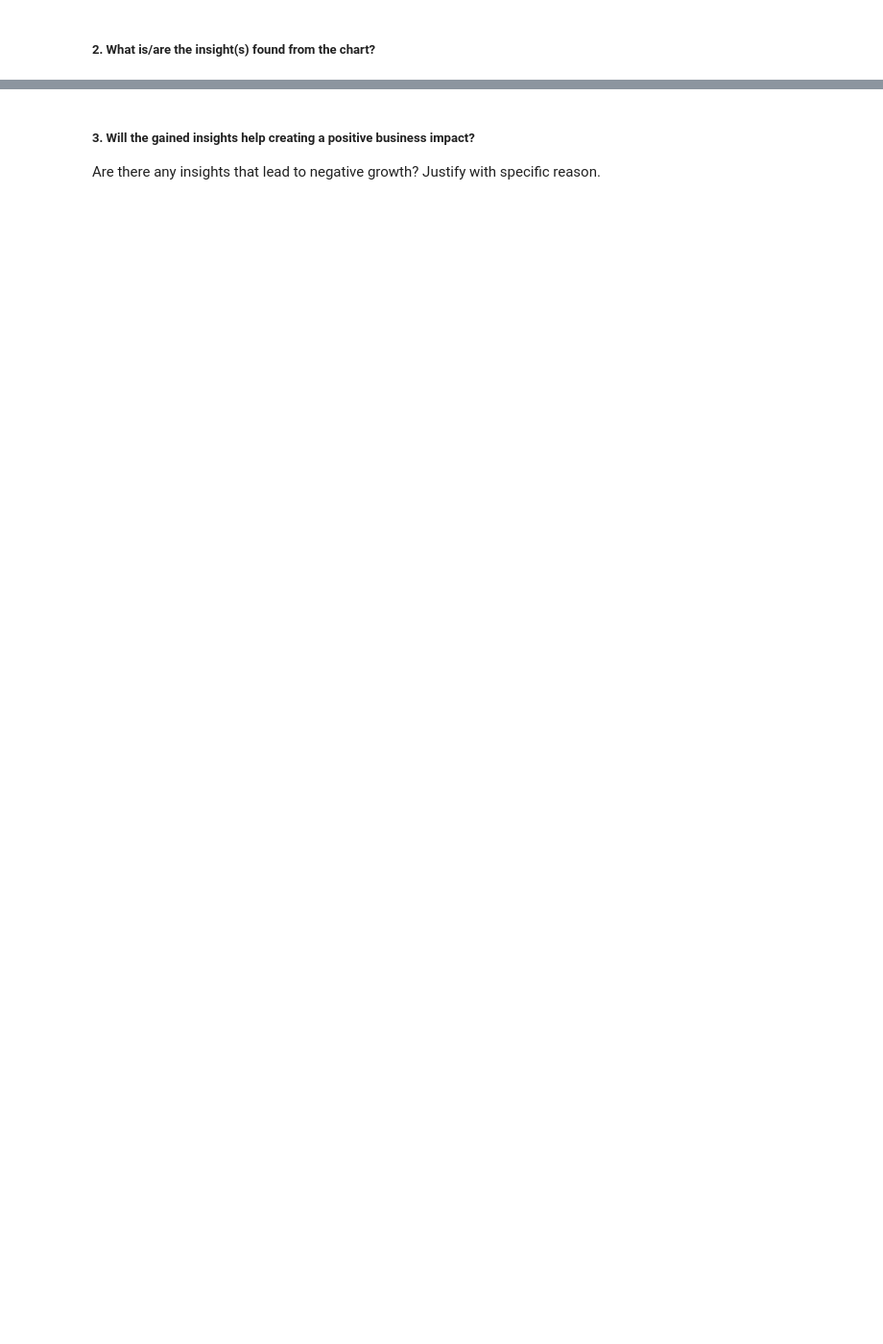
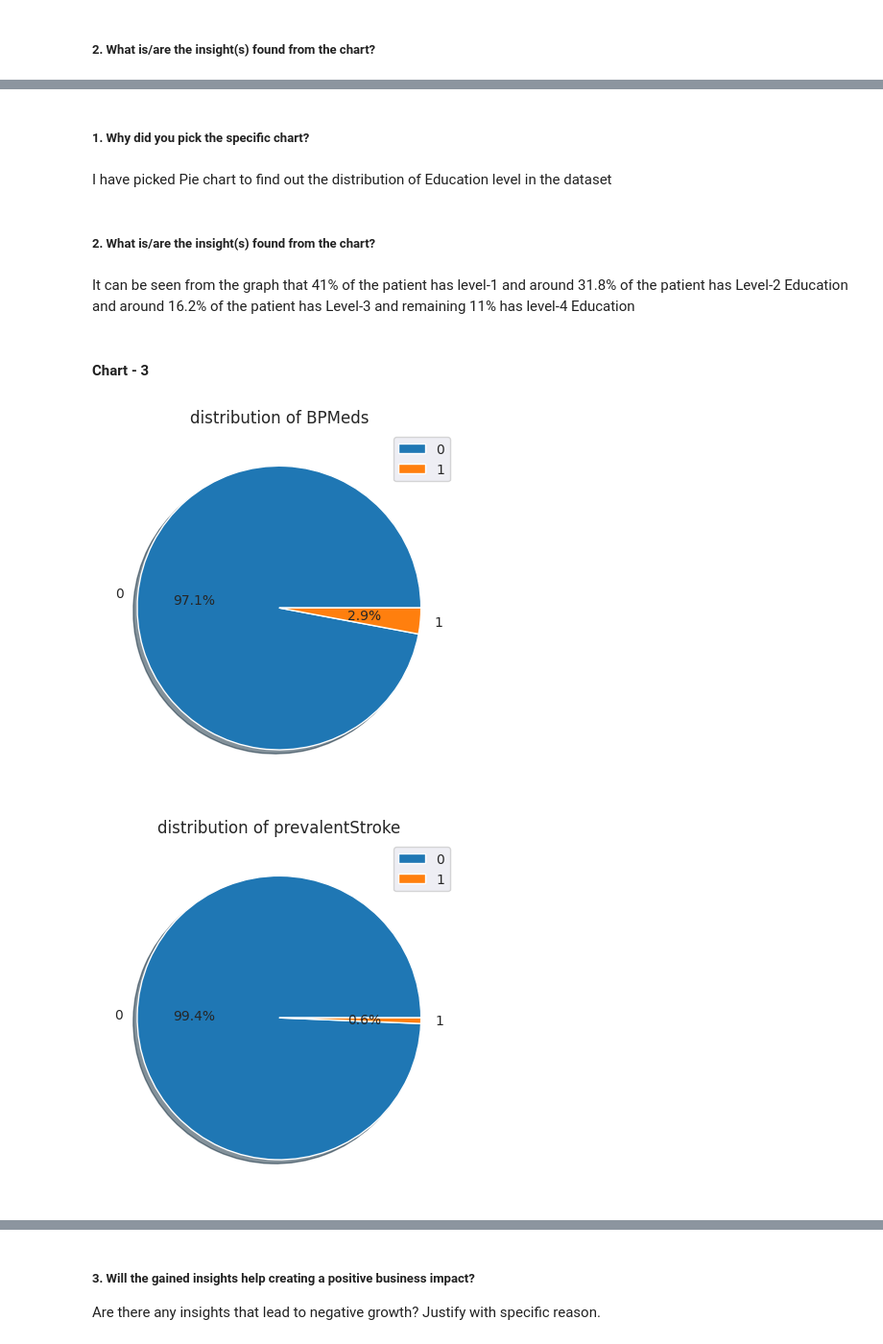
Before and after one commit to akeelrashid/ML-CardioVascular-Classification-Project, a Jupyter notebook: Classification_Cardio_Risk_ML_Model.ipynb, the cells around one changed output, grey strips where cells are left out. Shown at 96% size. Drawn from its saved outputs; the diff is of its cells as text; code cells hidden in the pictures; blank space fills up the shorter version.

```diff
--- a/Classification_Cardio_Risk_ML_Model.ipynb
+++ b/Classification_Cardio_Risk_ML_Model.ipynb
@@ -457,0 +483,22 @@ Answer Here
+# %% [markdown]
+##### 1. Why did you pick the specific chart?
+# %% [markdown]
+I have picked Pie chart to find out the distribution of Education level in the dataset
+# %% [markdown]
+##### 2. What is/are the insight(s) found from the chart?
+# %% [markdown]
+It can be seen from the graph that 41% of the patient has level-1 and around 31.8% of the patient has Level-2 Education and around 16.2% of the patient has Level-3 and remaining 11% has level-4 Education
+# %% [markdown]
+#### Chart - 3
+# %%
+# Chart - 3 visualization code
+#univeriate Analysis
+for col in discrete_col:
+  if col !='education':
+    plt.pie(df[col].value_counts(),autopct='%1.1f%%',labels=[0,1],shadow=True)
+    plt.title(f'distribution of {col}')
+    plt.legend()
+    plt.show()
+# %% [output]
+[figure, added]
+[figure, added]
```
Also changed, not shown: parts of 103 cells of this notebook.
